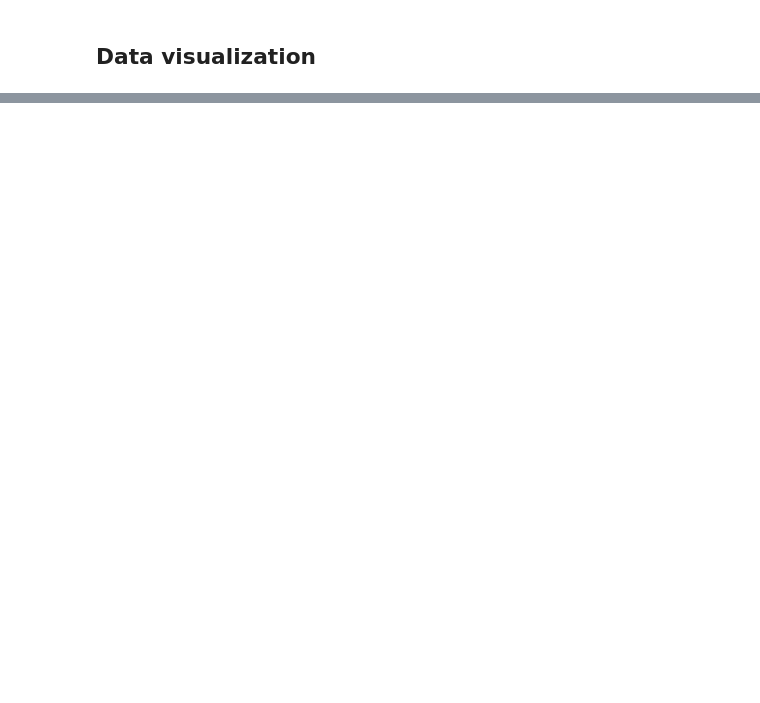
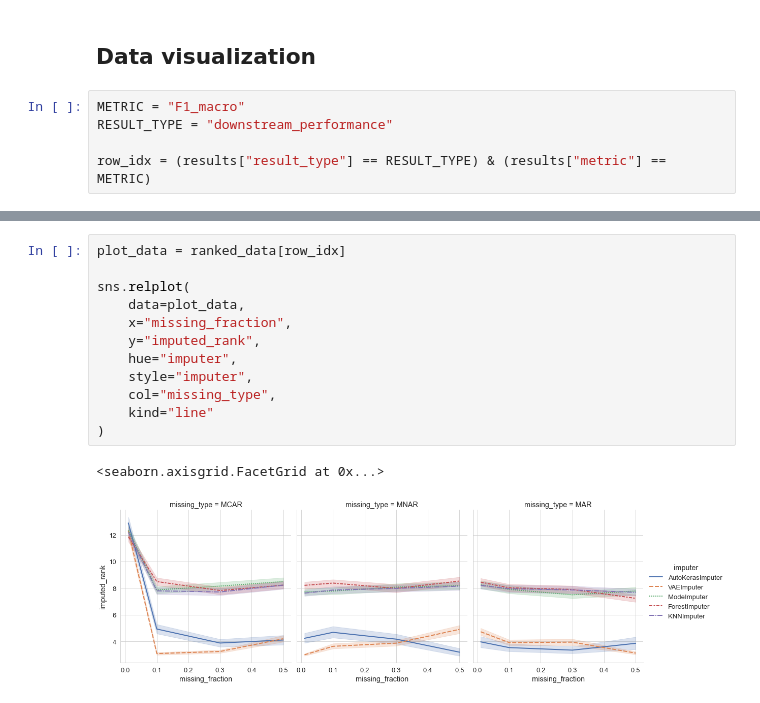
Before and after one commit to se-jaeger/data-imputation-paper, a Jupyter notebook: notebooks/plot_detailed_results.ipynb, the cells around one changed output, grey strips where cells are left out. Cells and saved outputs as stored; diff of their text form; blank space fills up the shorter version.

Commit message:
fixed ranking and added some plots

```diff
--- a/notebooks/plot_detailed_results.ipynb
+++ b/notebooks/plot_detailed_results.ipynb
@@ -75,2 +74,7 @@ ranked_data
 # %% [markdown]
 ## Data visualization
+# %%
+METRIC = "F1_macro"
+RESULT_TYPE = "downstream_performance"
+
+row_idx = (results["result_type"] == RESULT_TYPE) & (results["metric"] == METRIC)
@@ -76,0 +91,15 @@ ranked_data
+# %%
+plot_data = ranked_data[row_idx]
+
+sns.relplot(
+    data=plot_data,
+    x="missing_fraction",
+    y="imputed_rank",
+    hue="imputer",
+    style="imputer",
+    col="missing_type",
+    kind="line"
+)
+# %% [output]
+<seaborn.axisgrid.FacetGrid at 0x...>
+[figure, added]
```
Also changed, not shown: parts of 4 cells of this notebook.
